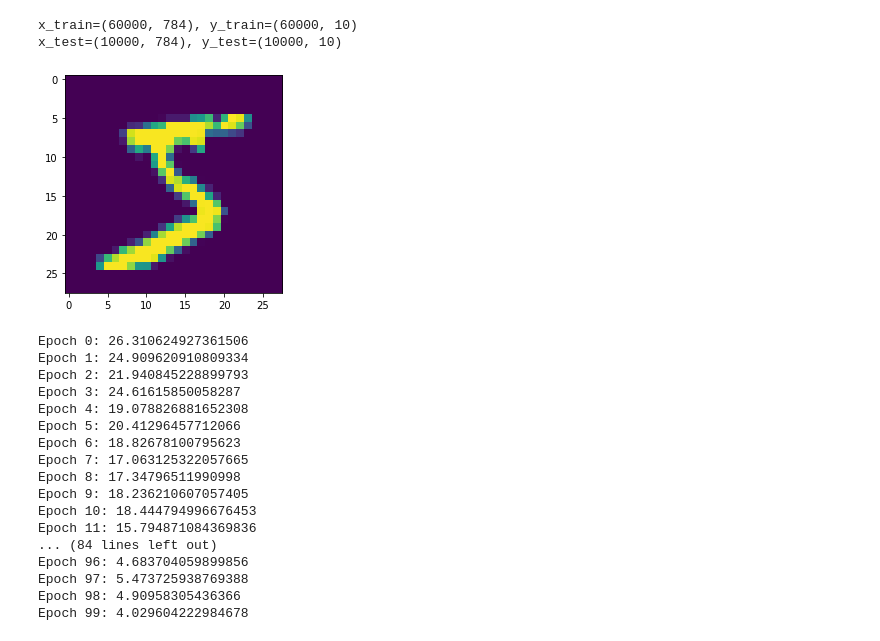
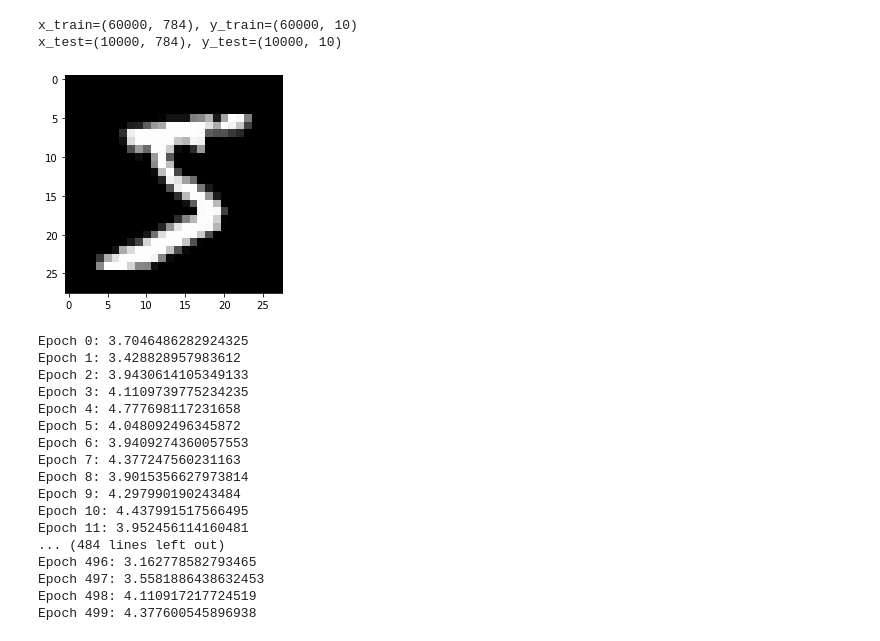
Before and after one commit to bartekspitza/autograd, a Jupyter notebook: mnist-ex.ipynb, the cells around one changed output. Saved outputs shown, nothing was run; the diff lists cells and outputs as text; code cells hidden in the pictures.

```diff
--- a/mnist-ex.ipynb
+++ b/mnist-ex.ipynb
@@ -20,7 +17,18 @@ rng = np.random.default_rng(seed=1)
+# %%
+
+def normalize(x):
+    mean = x.mean(axis=1).reshape((-1,1))
+    std = x.std(axis=1).reshape((-1,1))
+    return (x-mean) / std
 # %%
+rng = np.random.default_rng(seed=1)
+
 # Scale down pixels from 0-255 to 0-1
 x_train = x_train / 255
 x_test = x_test / 255
+
+x_train = normalize(x_train)
+x_test = normalize(x_test)
 
 # OneHot label vectors
 def onehot(vector):
@@ -40,10 +48,10 @@ x_test=(10000, 784), y_test=(10000, 10)
 # %%
 # Visualize X
 img = np.array(x_train[0].tolist())
-plt.imshow(img.reshape(28, 28))
+plt.imshow(img.reshape(28, 28),cmap='gray')
 plt.show()
 # %% [output]
-[figure, old version]
+[figure, new version]
 # %%
 # Multinomial sampling with replacement
 def draw_batch(batch_size):
@@ -56,7 +64,7 @@ losses = []
 # %%
-epochs = 100
+epochs = 500
 batch_size = 100
-lr = 0.1
+lr = 0.005
 for e in range(epochs):
     x, y = draw_batch(batch_size)
     out = mlp(x)
@@ -69,23 +77,23 @@ for e in range(epochs):
     losses.append(loss.data.item())
     print(f'Epoch {e}: {loss.data.item()}')
 # %% [output]
-Epoch 0: 26.310624927361506
-Epoch 1: 24.909620910809334
-Epoch 2: 21.940845228899793
-Epoch 3: 24.61615850058287
-Epoch 4: 19.078826881652308
-Epoch 5: 20.41296457712066
-Epoch 6: 18.82678100795623
-Epoch 7: 17.063125322057665
-Epoch 8: 17.34796511990998
-Epoch 9: 18.236210607057405
-Epoch 10: 18.444794996676453
-Epoch 11: 15.794871084369836
-... (84 lines left out)
-Epoch 96: 4.683704059899856
-Epoch 97: 5.473725938769388
-Epoch 98: 4.90958305436366
-Epoch 99: 4.029604222984678
+Epoch 0: 3.7046486282924325
+Epoch 1: 3.428828957983612
+Epoch 2: 3.9430614105349133
+Epoch 3: 4.1109739775234235
+Epoch 4: 4.777698117231658
+Epoch 5: 4.048092496345872
+Epoch 6: 3.9409274360057553
+Epoch 7: 4.377247560231163
+Epoch 8: 3.9015356627973814
+Epoch 9: 4.297990190243484
+Epoch 10: 4.437991517566495
+Epoch 11: 3.952456114160481
+... (484 lines left out)
+Epoch 496: 3.162778582793465
+Epoch 497: 3.5581886438632453
+Epoch 498: 4.110917217724519
+Epoch 499: 4.377600545896938
 # %%
 plt.plot(losses)
 plt.show()
```
Also changed, not shown: parts of 7 cells of this notebook, 2 other files.
